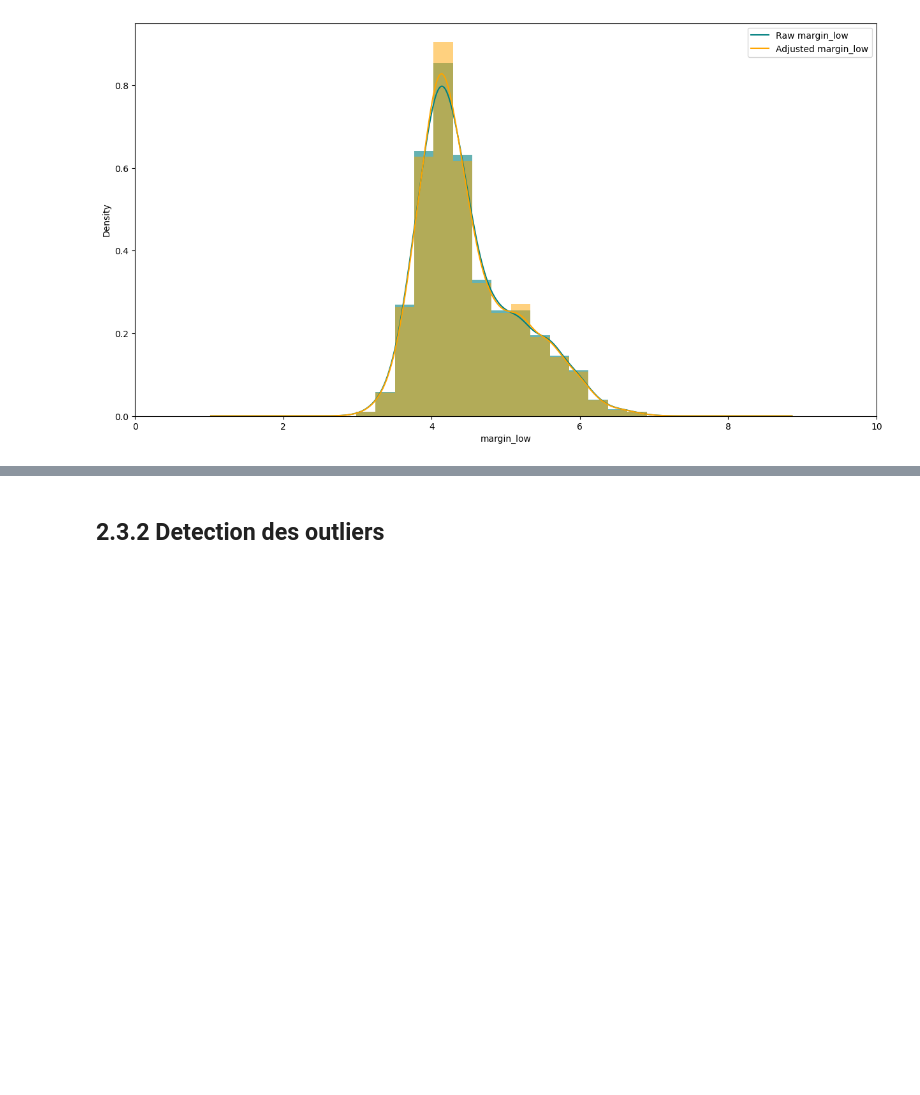
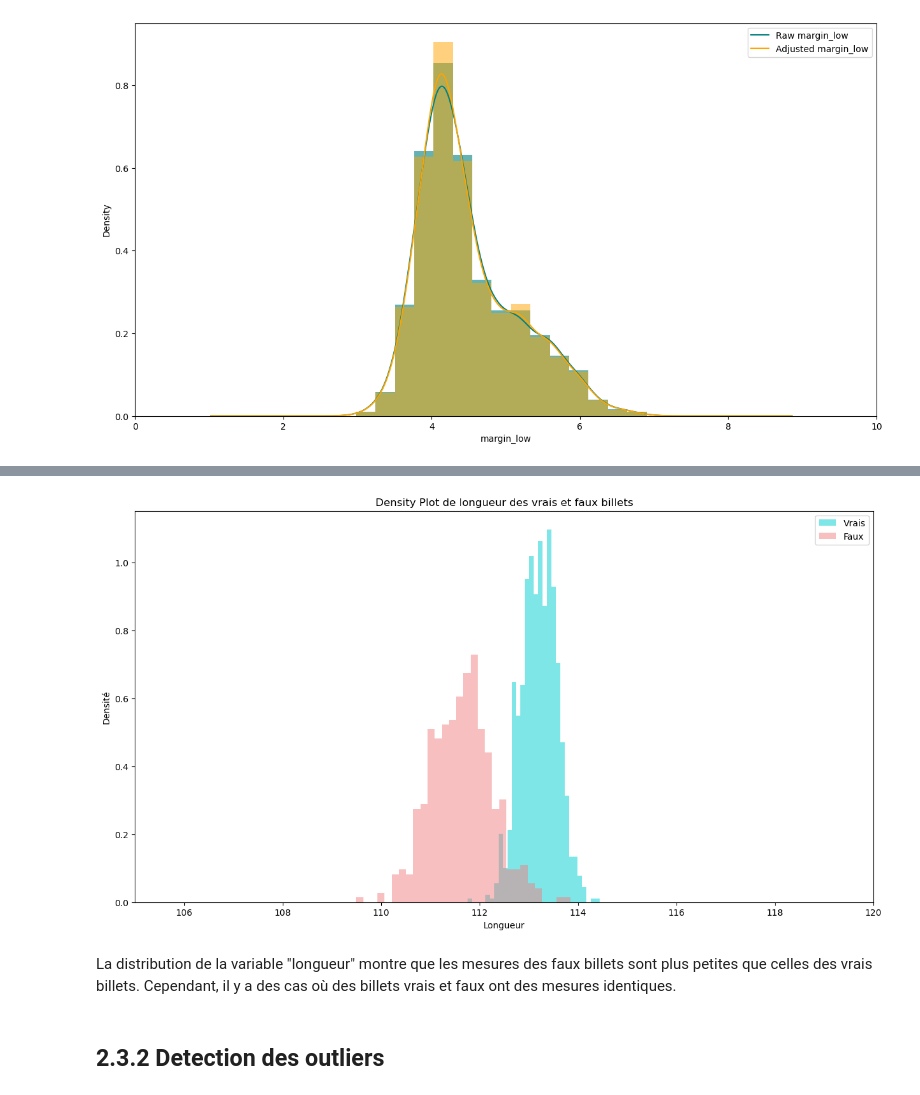
Before and after one commit to Nada-Lahbib/Project_10_Detection_des_faux_billets_avec_Python, a Jupyter notebook: notebooks/LAHBIB_Nada_1_notebook_022024.ipynb, the cells around one changed output, grey strips where cells are left out. Saved outputs shown, nothing was run; the diff lists cells and outputs as text; code cells hidden in the pictures; blank space fills up the shorter version.

```diff
--- a/notebooks/LAHBIB_Nada_1_notebook_022024.ipynb
+++ b/notebooks/LAHBIB_Nada_1_notebook_022024.ipynb
@@ -329,3 +396,27 @@ plt.show()
+# %%
+# Séparer les données pour les vrais et les faux billets
+vrais = train_data[train_data.target == 1]["length"]
+faux = train_data[train_data.target == 0]["length"]
+
+# Tracer les distributions
+plt.figure(figsize=(15, 8))
+plt.hist(vrais, bins=30, alpha=0.5, color="darkturquoise", label="Vrais", density=True)
+plt.hist(faux, bins=30, alpha=0.5, color="lightcoral", label="Faux", density=True)
+
+# Ajouter une légende, un titre et des étiquettes d'axe
+plt.legend()
+plt.title('Densité de la longueur des vrais et faux billets')
+plt.xlabel('Longueur')
+plt.ylabel('Densité')
+
+plt.xlim(105, 120)
+
+# Afficher le tracé
+plt.show()
+# %% [output]
+[figure, added]
+# %% [markdown]
+La distribution de la variable "longueur" montre que les mesures des faux billets sont plus petites que celles des vrais billets. Cependant, il y a des cas où des billets vrais et faux ont des mesures identiques.
 # %% [markdown]
 ## 2.3.2 Detection des outliers
 # %% [markdown]
```
Also changed, not shown: parts of 8 cells of this notebook.
